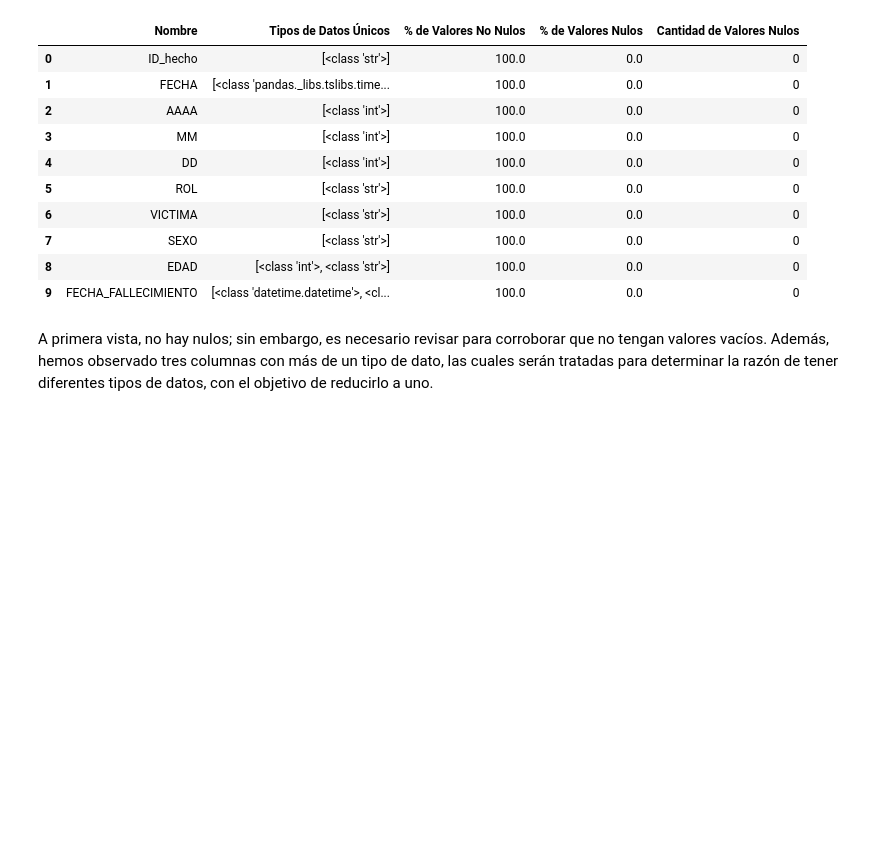
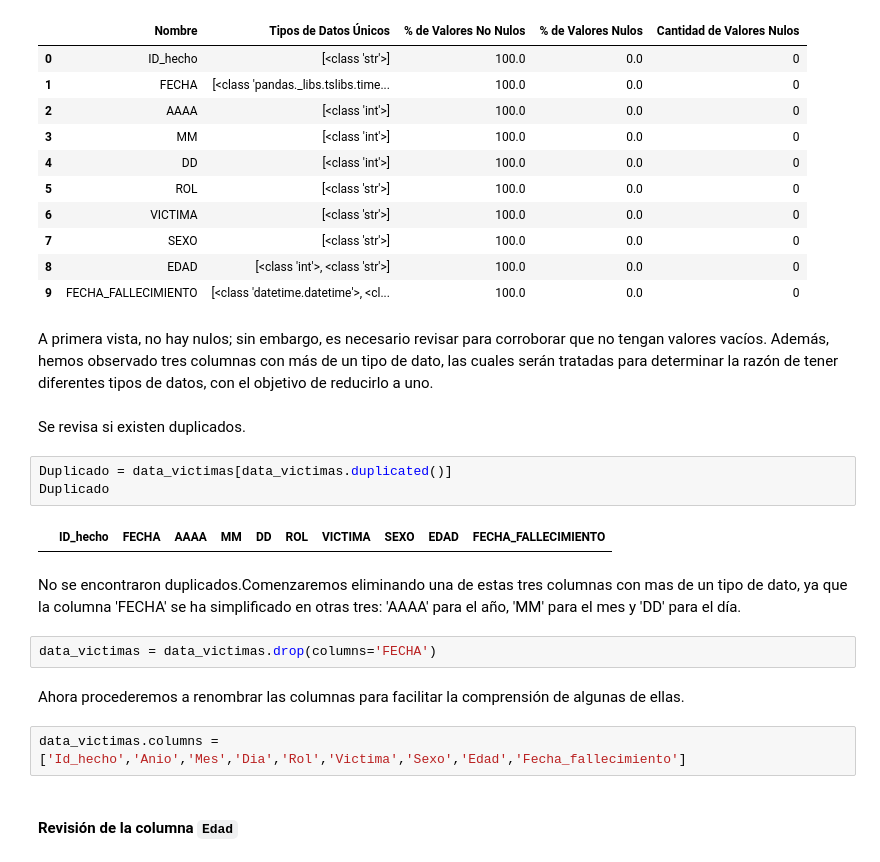
Before and after one commit to MaximilianoTauil/PI_Siniestros, a Jupyter notebook: ETL.ipynb, the cells around one changed output. Saved outputs shown, nothing was run; the diff lists cells and outputs as text; blank space fills up the shorter version.

```diff
--- a/ETL.ipynb
+++ b/ETL.ipynb
@@ -726,3 +747,20 @@ Herr.analizar_datos(data_victimas)
 | 9 | FECHA_FALLECIMIENTO | [<class 'datetime.datetime'>, <cl... | 100.0 | 0.0 | 0 |
 # %% [markdown]
 A primera vista, no hay nulos; sin embargo, es necesario revisar para corroborar que no tengan valores vacíos. Además, hemos observado tres columnas con más de un tipo de dato, las cuales serán tratadas para determinar la razón de tener diferentes tipos de datos, con el objetivo de reducirlo a uno.
+# %% [markdown]
+Se revisa si existen duplicados.
+# %%
+Duplicado = data_victimas[data_victimas.duplicated()]
+Duplicado
+# %% [output]
+|  | ID_hecho | FECHA | AAAA | MM | DD | ROL | VICTIMA | SEXO | EDAD | FECHA_FALLECIMIENTO |
+# %% [markdown]
+No se encontraron duplicados.Comenzaremos eliminando una de estas tres columnas con mas de un tipo de dato, ya que la columna 'FECHA' se ha simplificado en otras tres: 'AAAA' para el año, 'MM' para el mes y 'DD' para el día.
+# %%
+data_victimas = data_victimas.drop(columns='FECHA')
+# %% [markdown]
+Ahora procederemos a renombrar las columnas para facilitar la comprensión de algunas de ellas.
+# %%
+data_victimas.columns = ['Id_hecho','Anio','Mes','Dia','Rol','Victima','Sexo','Edad','Fecha_fallecimiento']
+# %% [markdown]
+#### Revisión de la columna ``Edad``
```
Also changed, not shown: parts of 14 cells of this notebook.
